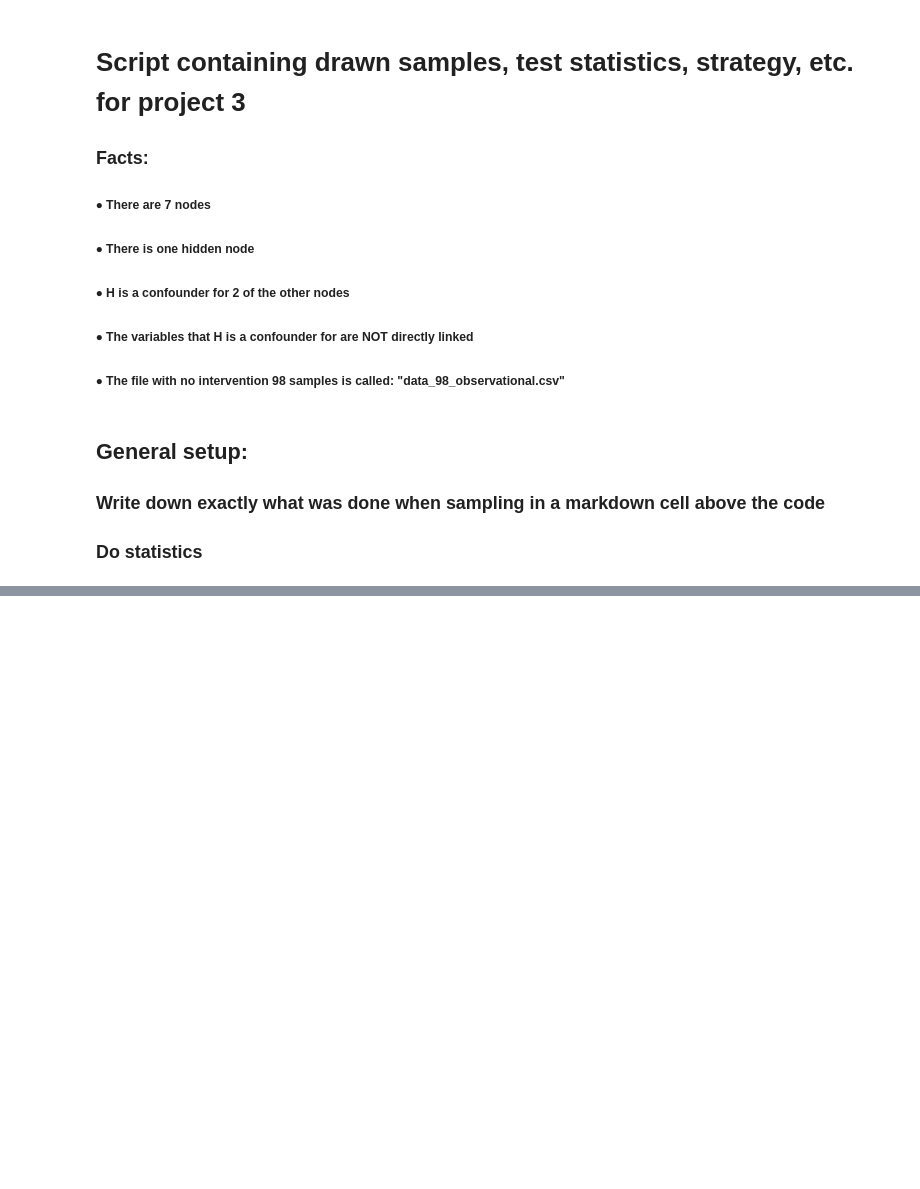
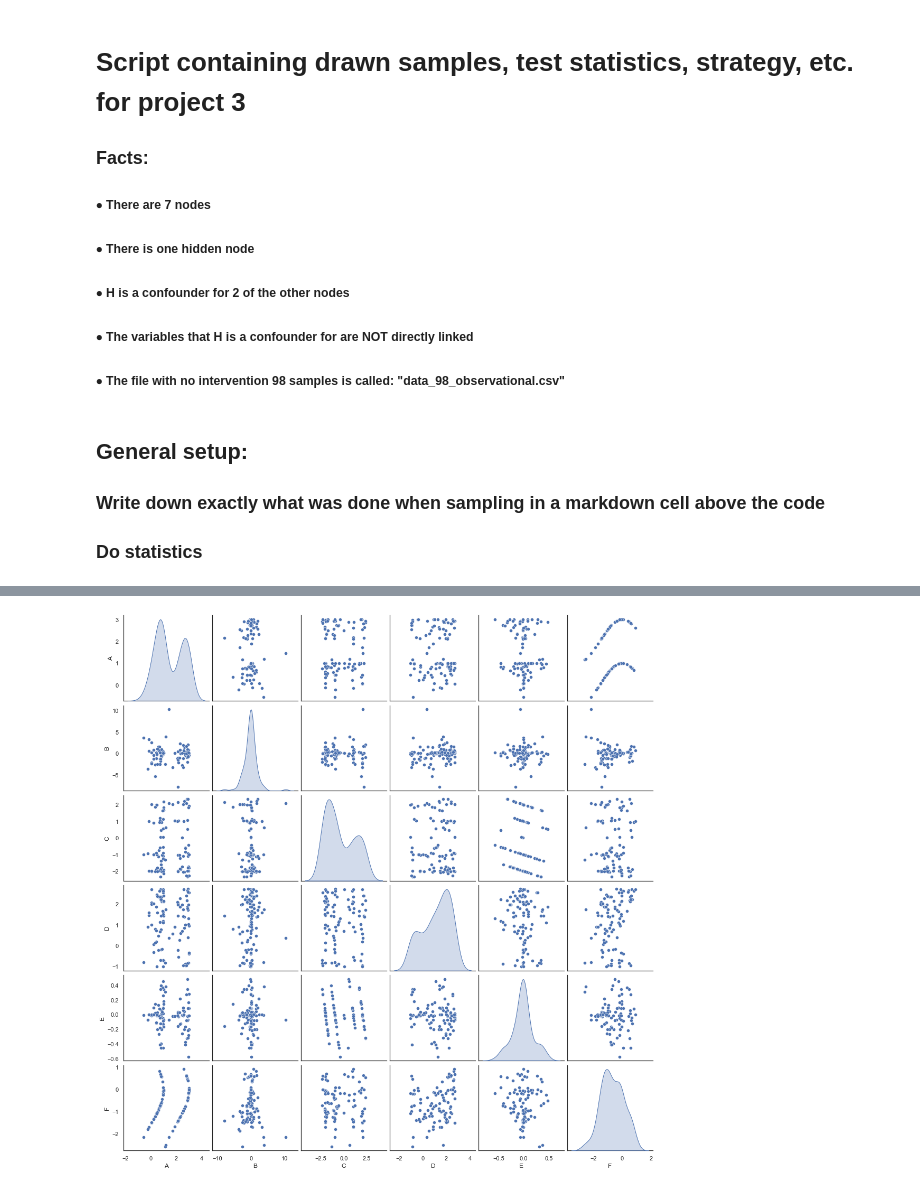
Before and after one commit to Maplewarrior/02463---Causality-project, a Jupyter notebook: 02463 Causality.ipynb, the cells around one changed output, grey strips where cells are left out. Drawn from its saved outputs; the diff is of its cells as text; code cells hidden in the pictures; blank space fills up the shorter version.

```diff
--- a/02463 Causality.ipynb
+++ b/02463 Causality.ipynb
@@ -33,0 +75,7 @@ def cor(A):
+# %%
+# Scatterplot matrix
+sns.set(style="white")
+sns.pairplot(data, kind="scatter", diag_kind="kde")
+plt.show()
+# %% [output]
+[figure, added]
```
Also changed, not shown: parts of 6 cells of this notebook.
